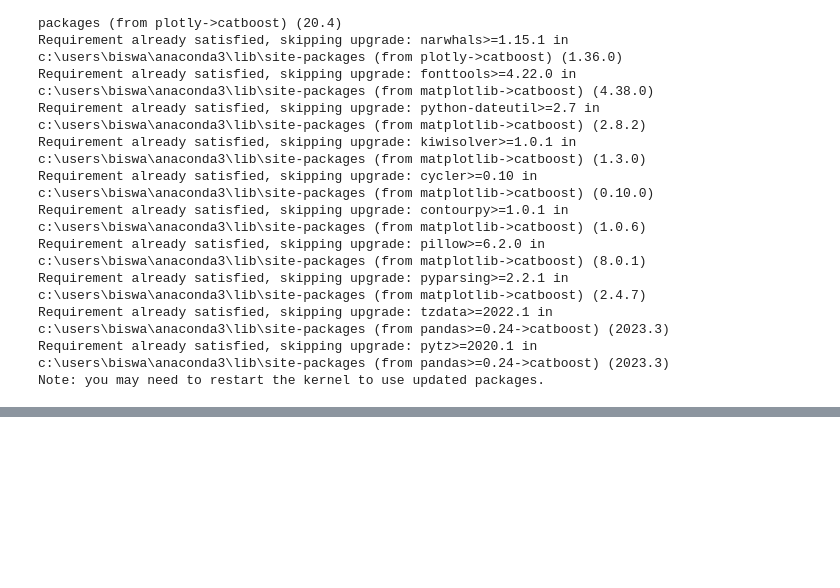
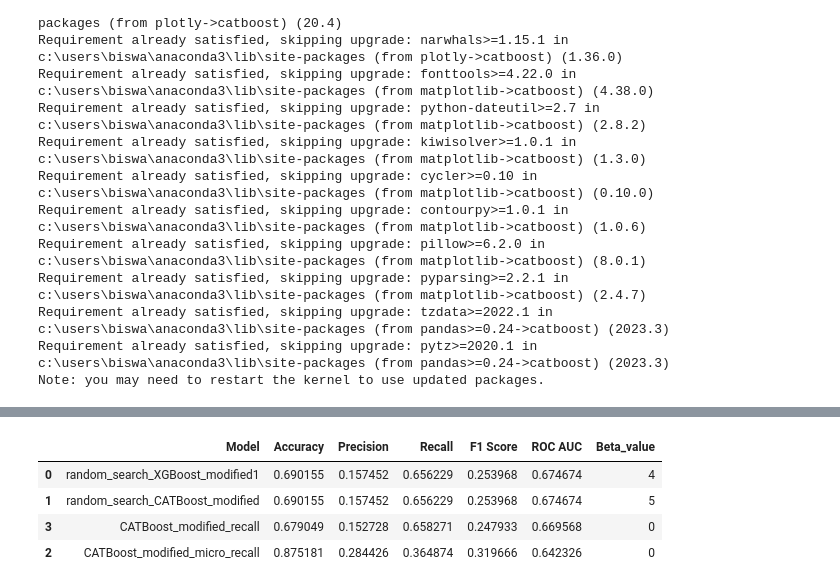
Before and after one commit to biswaj45/Loan_Default_Prediction, a Jupyter notebook: Model_training.ipynb, the cells around one changed output, grey strips where cells are left out. Saved outputs shown, nothing was run; the diff lists cells and outputs as text; code cells hidden in the pictures; blank space fills up the shorter version.

```diff
--- a/Model_training.ipynb
+++ b/Model_training.ipynb
@@ -614,0 +697,14 @@ NameError: name 'python' is not defined
+# %%
+results=[]
+# %%
+
+
+results.append({
+        'Model': 'CATBoost_modified_micro_recall',
+        'Accuracy': accuracy_score(y_test, y_pred1),
+        'Precision': precision_score(y_test, y_pred1),
+        'Recall': recall_score(y_test, y_pred1),
+        'F1 Score': f1_score(y_test, y_pred1),
+        'ROC AUC': roc_auc_score(y_test, y_pred1),
+        'Beta_value': 0
+    })
@@ -614,0 +801,21 @@ NameError: name 'python' is not defined
+# %%
+
+
+results.append({
+        'Model': 'CATBoost_modified_recall',
+        'Accuracy': accuracy_score(y_test, y_pred_test_recall),
+        'Precision': precision_score(y_test, y_pred_test_recall),
+        'Recall': recall_score(y_test, y_pred_test_recall),
+        'F1 Score': f1_score(y_test, y_pred_test_recall),
+        'ROC AUC': roc_auc_score(y_test, y_pred_test_recall),
+        'Beta_value': 0
+    })
+# %%
+results_df = pd.DataFrame(results).sort_values(by='ROC AUC', ascending=False)
+results_df
+# %% [output]
+|  | Model | Accuracy | Precision | Recall | F1 Score | ROC AUC | Beta_value |
+| 0 | random_search_XGBoost_modified1 | 0.690155 | 0.157452 | 0.656229 | 0.253968 | 0.674674 | 4 |
+| 1 | random_search_CATBoost_modified | 0.690155 | 0.157452 | 0.656229 | 0.253968 | 0.674674 | 5 |
+| 3 | CATBoost_modified_recall | 0.679049 | 0.152728 | 0.658271 | 0.247933 | 0.669568 | 0 |
+| 2 | CATBoost_modified_micro_recall | 0.875181 | 0.284426 | 0.364874 | 0.319666 | 0.642326 | 0 |
```
Also changed, not shown: parts of 31 cells of this notebook, 12 other files.
